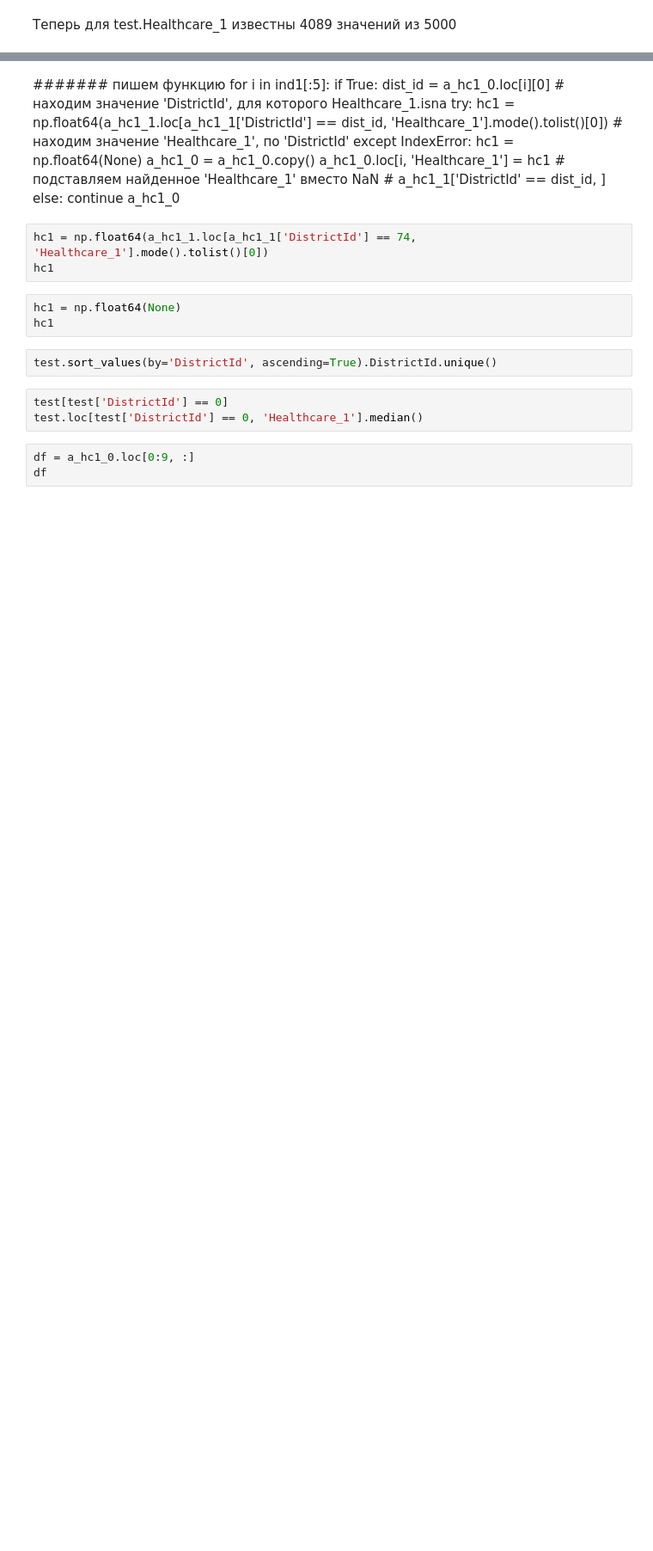
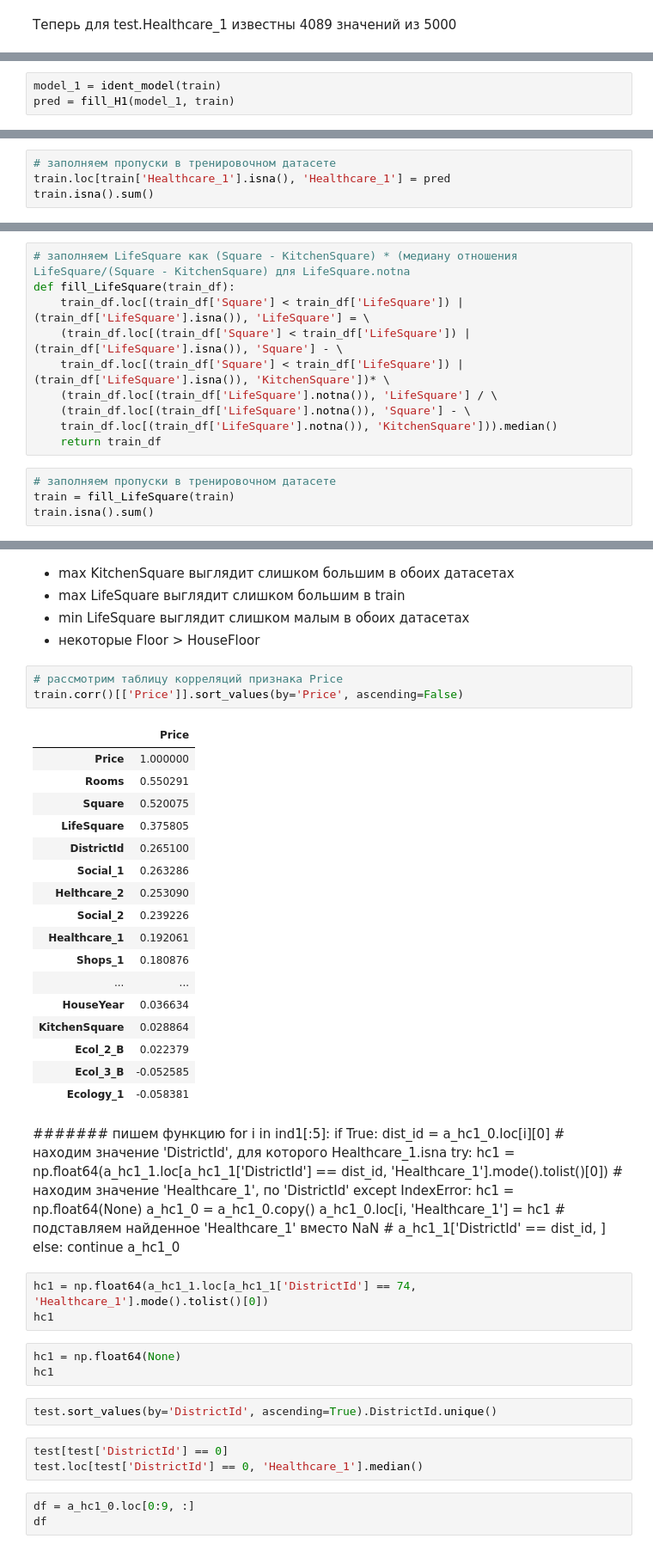
Before and after one commit to Gecod/DS_Python-Libs_2020.04-05, a Jupyter notebook: DS. Python Libs. Final project.ipynb, the cells around one changed output, grey strips where cells are left out. Shown at 86% size. Saved outputs shown, nothing was run; the diff lists cells and outputs as text; blank space fills up the shorter version.

```diff
--- a/DS. Python Libs. Final project.ipynb
+++ b/DS. Python Libs. Final project.ipynb
@@ -349,0 +376,3 @@ test.describe()
+# %%
+model_1 = ident_model(train)
+pred = fill_H1(model_1, train)
@@ -349,0 +383,4 @@ test.describe()
+# %%
+# заполняем пропуски в тренировочном датасете
+train.loc[train['Healthcare_1'].isna(), 'Healthcare_1'] = pred
+train.isna().sum()
@@ -349,0 +433,14 @@ test.describe()
+# %%
+# заполняем LifeSquare как (Square - KitchenSquare) * (медиану отношения LifeSquare/(Square - KitchenSquare) для LifeSquare.notna
+def fill_LifeSquare(train_df):
+    train_df.loc[(train_df['Square'] < train_df['LifeSquare']) | (train_df['LifeSquare'].isna()), 'LifeSquare'] = \
+    (train_df.loc[(train_df['Square'] < train_df['LifeSquare']) | (train_df['LifeSquare'].isna()), 'Square'] - \
+    train_df.loc[(train_df['Square'] < train_df['LifeSquare']) | (train_df['LifeSquare'].isna()), 'KitchenSquare'])* \
+    (train_df.loc[(train_df['LifeSquare'].notna()), 'LifeSquare'] / \
+    (train_df.loc[(train_df['LifeSquare'].notna()), 'Square'] - \
+    train_df.loc[(train_df['LifeSquare'].notna()), 'KitchenSquare'])).median()
+    return train_df
+# %%
+# заполняем пропуски в тренировочном датасете
+train = fill_LifeSquare(train)
+train.isna().sum()
@@ -350,3 +492,29 @@ test.describe()
+# %% [markdown]
+* max KitchenSquare выглядит слишком большим в обоих датасетах
+* max LifeSquare выглядит слишком большим в train
+* min LifeSquare выглядит слишком малым в обоих датасетах
+* некоторые Floor > HouseFloor
+# %%
+# рассмотрим таблицу корреляций признака Price
+train.corr()[['Price']].sort_values(by='Price', ascending=False)
+# %% [output]
+|  | Price |
+| Price | 1.000000 |
+| Rooms | 0.550291 |
+| Square | 0.520075 |
+| LifeSquare | 0.375805 |
+| DistrictId | 0.265100 |
+| Social_1 | 0.263286 |
+| Helthcare_2 | 0.253090 |
+| Social_2 | 0.239226 |
+| Healthcare_1 | 0.192061 |
+| Shops_1 | 0.180876 |
+| ... | ... |
+| HouseYear | 0.036634 |
+| KitchenSquare | 0.028864 |
+| Ecol_2_B | 0.022379 |
+| Ecol_3_B | -0.052585 |
+| Ecology_1 | -0.058381 |
 # %% [markdown]
 ####### пишем функцию
 for i in ind1[:5]:
```
Also changed, not shown: parts of 17 cells of this notebook.
